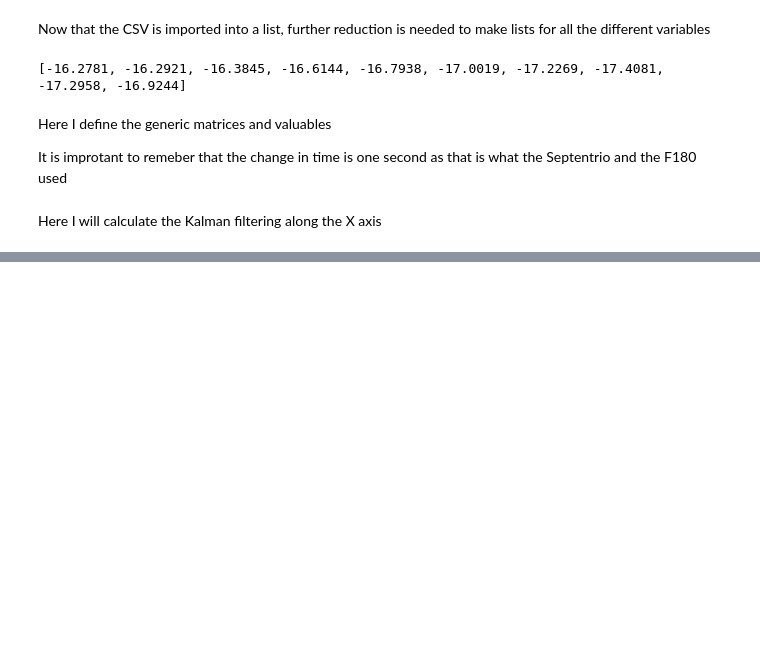
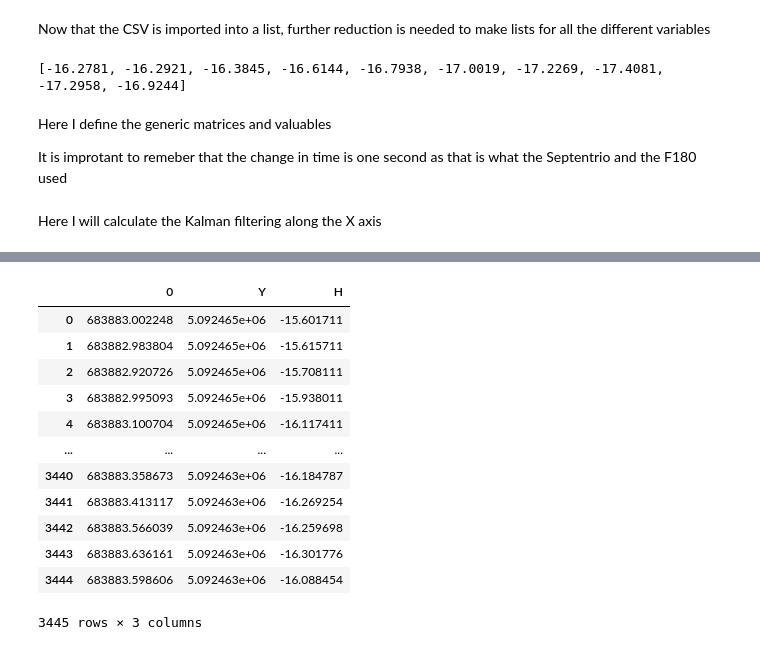
Before and after one commit to AveryGrouette/GGE6102, a Jupyter notebook: Kalman.ipynb, the cells around one changed output, grey strips where cells are left out. Drawn from its saved outputs; the diff is of its cells as text; code cells hidden in the pictures; blank space fills up the shorter version.

```diff
--- a/Kalman.ipynb
+++ b/Kalman.ipynb
@@ -188,7 +188,7 @@ F = np.array([[1, 1],[0,1]])
 
 G = np.array([[0],[1]])
 
-H = np.array([[1],[0]])
+HM = np.array([[1],[0]])
 
 error_v = 0.014**2
 
@@ -236,8 +236,7 @@ for k in k_total:
   Y_vel2 = float(Vn[k_next])
   Y_acc_k = Y_vel2 - Y_vel1
 
-  H_k_position1 = H[k]
-  H_k_position = float(H_k_position1)
+  H_k_position = float(H[k])
   H_vel1 = float(Vu[k])
   H_vel2 = float(Vu[k_next])
   H_acc_k = H_vel2 - H_vel1
@@ -290,0 +296,25 @@ IndexError: index 2 is out of bounds for axis 0 with size 2
+# %%
+import pandas as pd
+
+df = pd.DataFrame(data=Final_X)
+df['Y'] = Final_Y
+df['H'] = Final_H
+
+df.to_csv('results1.csv')
+
+
+df
+# %% [output]
+|  | 0 | Y | H |
+| 0 | 683883.002248 | 5.092465e+06 | -15.601711 |
+| 1 | 683882.983804 | 5.092465e+06 | -15.615711 |
+| 2 | 683882.920726 | 5.092465e+06 | -15.708111 |
+| 3 | 683882.995093 | 5.092465e+06 | -15.938011 |
+| 4 | 683883.100704 | 5.092465e+06 | -16.117411 |
+| ... | ... | ... | ... |
+| 3440 | 683883.358673 | 5.092463e+06 | -16.184787 |
+| 3441 | 683883.413117 | 5.092463e+06 | -16.269254 |
+| 3442 | 683883.566039 | 5.092463e+06 | -16.259698 |
+| 3443 | 683883.636161 | 5.092463e+06 | -16.301776 |
+| 3444 | 683883.598606 | 5.092463e+06 | -16.088454 |
+3445 rows × 3 columns
```
Also changed, not shown: parts of 3 cells of this notebook, 4 other files.
